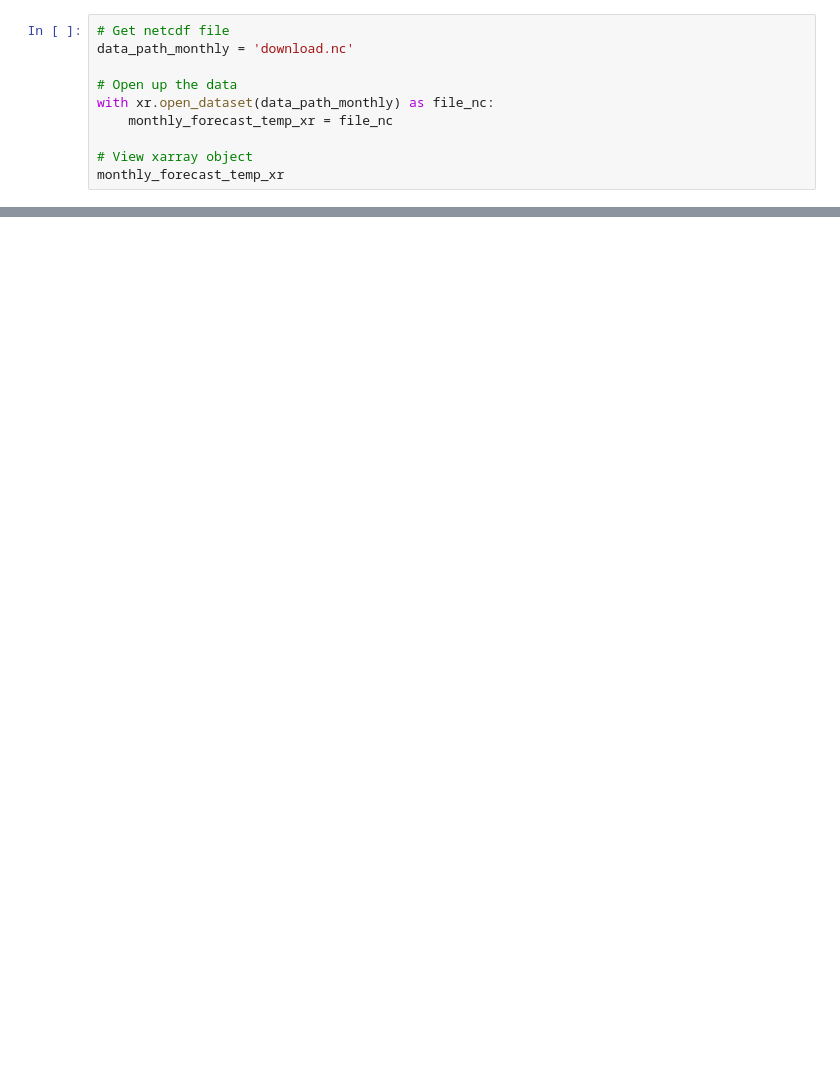
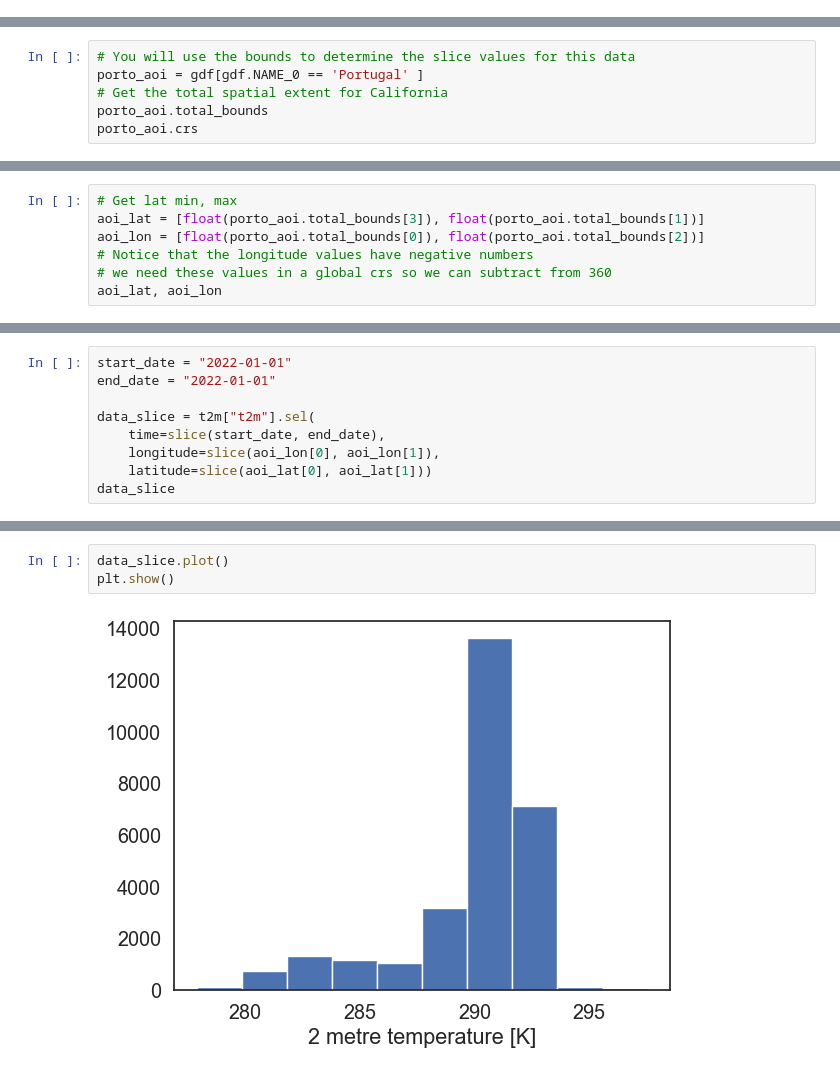
Before and after one commit to khizerzakir/FinalProject_Ctrl-F, a Jupyter notebook: attempt_t2m.ipynb, the cells around one changed output, grey strips where cells are left out. Saved outputs shown, nothing was run; the diff lists cells and outputs as text; blank space fills up the shorter version.

```diff
--- a/attempt_t2m.ipynb
+++ b/attempt_t2m.ipynb
@@ -23,10 +0,0 @@ os.chdir(os.path.join(et.io.HOME,
-# %%
-# Get netcdf file
-data_path_monthly = 'download.nc'
-
-# Open up the data
-with xr.open_dataset(data_path_monthly) as file_nc:
-    monthly_forecast_temp_xr = file_nc
-
-# View xarray object
-monthly_forecast_temp_xr
@@ -246,0 +56,6 @@ plt.show()
+# %%
+# You will use the bounds to determine the slice values for this data
+porto_aoi = gdf[gdf.NAME_0 == 'Portugal' ]
+# Get the total spatial extent for California
+porto_aoi.total_bounds
+porto_aoi.crs
@@ -246,0 +74,7 @@ plt.show()
+# %%
+# Get lat min, max
+aoi_lat = [float(porto_aoi.total_bounds[3]), float(porto_aoi.total_bounds[1])]
+aoi_lon = [float(porto_aoi.total_bounds[0]), float(porto_aoi.total_bounds[2])]
+# Notice that the longitude values have negative numbers
+# we need these values in a global crs so we can subtract from 360
+aoi_lat, aoi_lon
@@ -246,0 +84,9 @@ plt.show()
+# %%
+start_date = "2022-01-01"
+end_date = "2022-01-01"
+
+data_slice = t2m["t2m"].sel(
+    time=slice(start_date, end_date),
+    longitude=slice(aoi_lon[0], aoi_lon[1]),
+    latitude=slice(aoi_lat[0], aoi_lat[1]))
+data_slice
@@ -246,0 +103,5 @@ plt.show()
+# %%
+data_slice.plot()
+plt.show()
+# %% [output]
+[figure, added]
```
Also changed, not shown: parts of 39 cells of this notebook.
